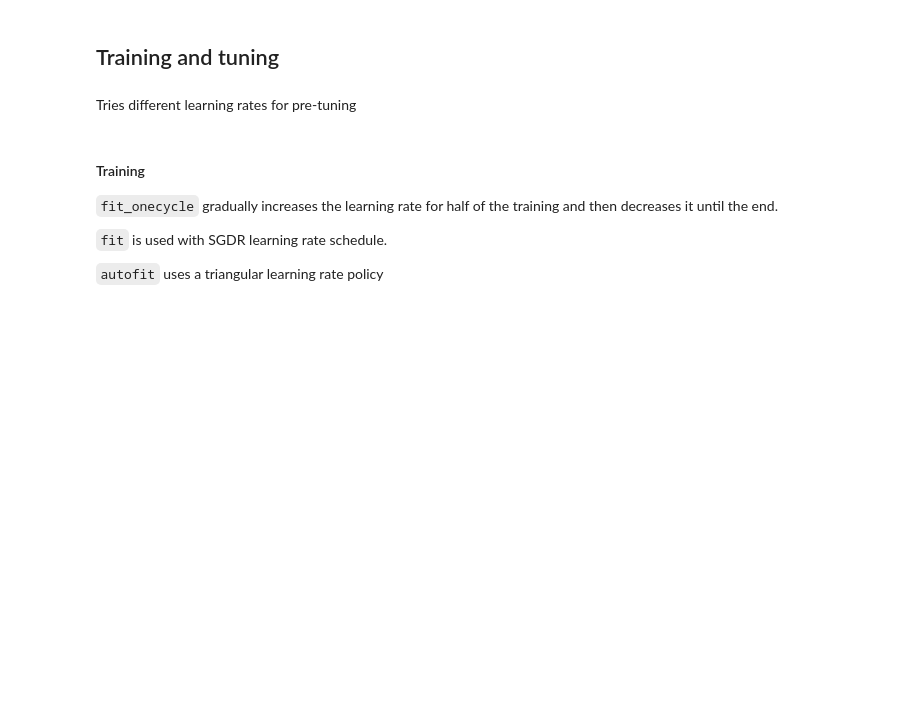
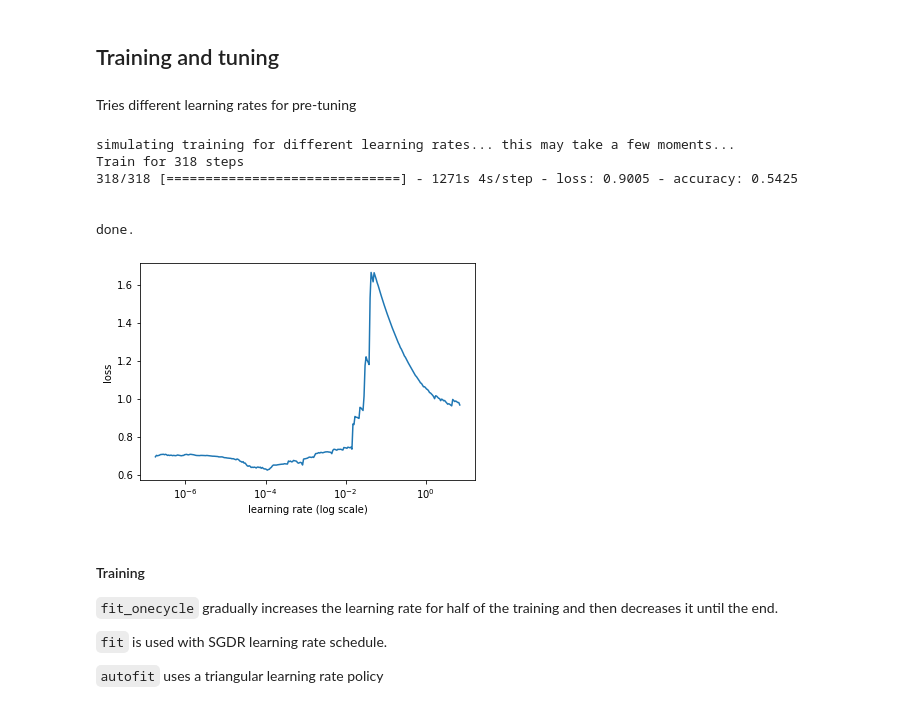
Before and after one commit to ugolbck/AFCC, a Jupyter notebook: notebooks/ktrain.ipynb, the cells around one changed output. Cells and saved outputs as stored; diff of their text form; code cells hidden in the pictures; blank space fills up the shorter version.

```diff
--- a/notebooks/ktrain.ipynb
+++ b/notebooks/ktrain.ipynb
@@ -43,6 +50,7 @@ data = data.dropna(subset=['tag'])
 X, y, y_bin = data['text_review'], data['tag'], data['bin_tag']
 
 X_train, X_test, y_train, y_test =  [np.asarray(x) for x in train_test_split(X, y_bin, test_size=0.25, random_state=42)]
+X_train, X_val, y_train, y_val = [np.asarray(x) for x in train_test_split(X_train, y_train, test_size=0.1, random_state=42)]
 # %% [markdown]
 ## Load model and preprocess
 # %%
@@ -79,7 +87,15 @@ learner = ktrain.get_learner(model, train_data=trn, val_data=val, batch_size=6)
 # %% [markdown]
 Tries different learning rates for pre-tuning
 # %%
-#learner.lr_find(show_plot=True, max_epochs=2)
+learner.lr_find(show_plot=True, max_epochs=1)
+# %% [output]
+simulating training for different learning rates... this may take a few moments...
+Train for 318 steps
+318/318 [==============================] - 1271s 4s/step - loss: 0.9005 - accuracy: 0.5425
+
+
+done.
+[figure, added]
 # %% [markdown]
 #### Training
 
```
Also changed, not shown: parts of 12 cells of this notebook, 14 other files.
